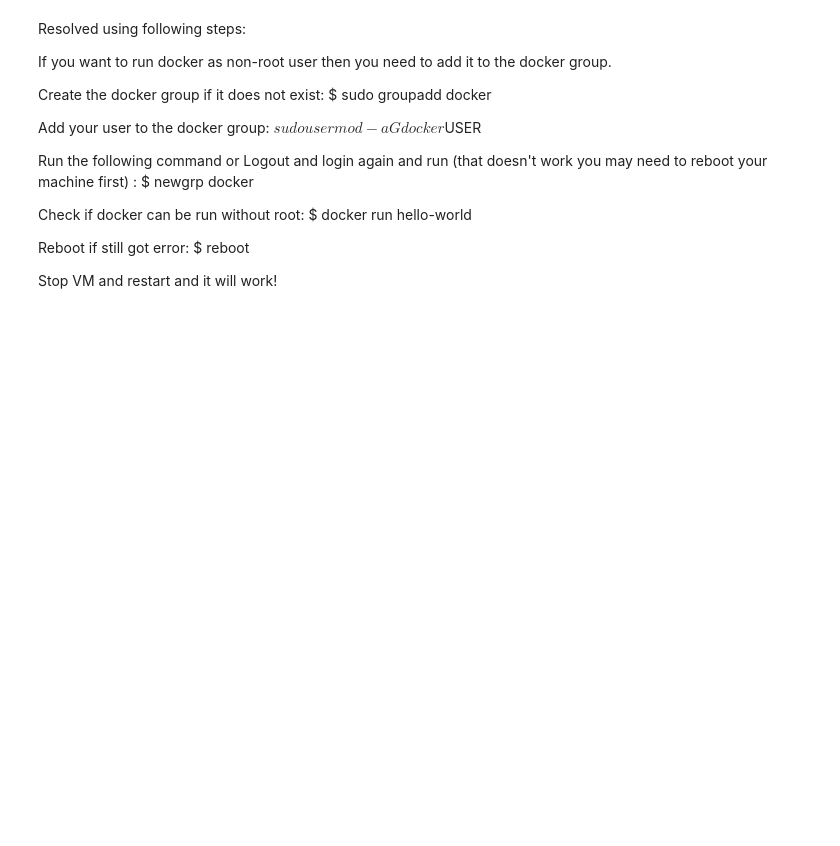
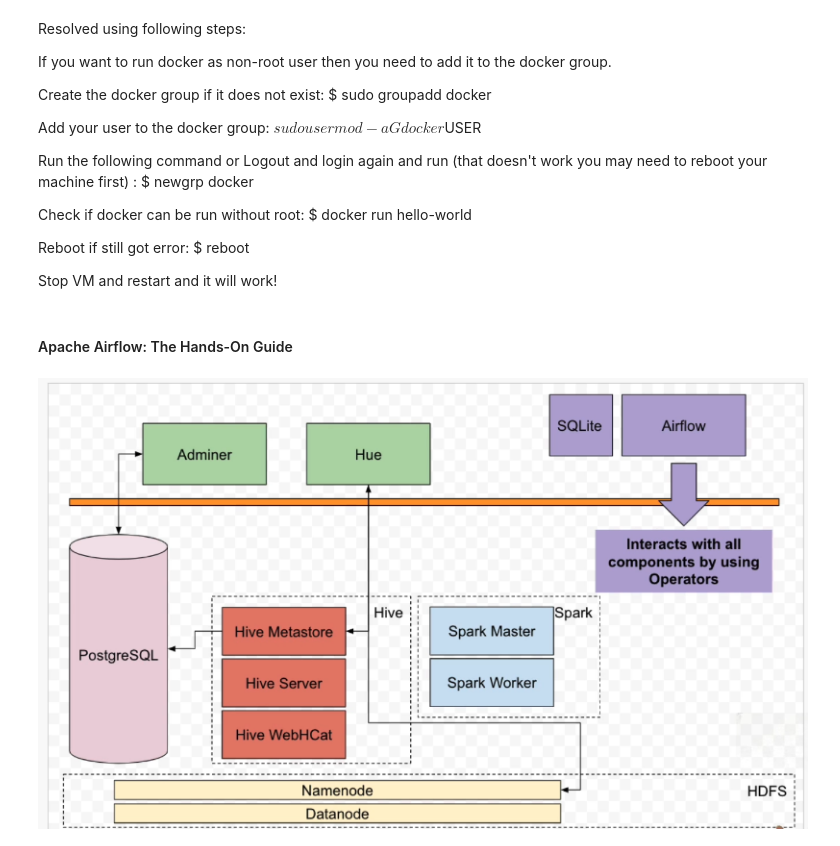
Before and after one commit to StackQ/ApacheAirflow, a Jupyter notebook: notebooks/airCubes.ipynb, the cells around one changed output. Drawn from its saved outputs; the diff is of its cells as text; code cells hidden in the pictures; blank space fills up the shorter version.

```diff
--- a/notebooks/airCubes.ipynb
+++ b/notebooks/airCubes.ipynb
@@ -214,3 +214,10 @@ Check if docker can be run without root: $ docker run hello-world
 Reboot if still got error: $ reboot
 
 Stop VM and restart and it will work!
+# %% [markdown]
+#### Apache Airflow: The Hands-On Guide
+# %%
+from IPython.display import Image
+Image(filename='/workspaces/codespaces-jupyter/images/ForexDataPipelineArch.png')
+# %% [output]
+[figure, added]
```
Also changed, not shown: 38 other files.
